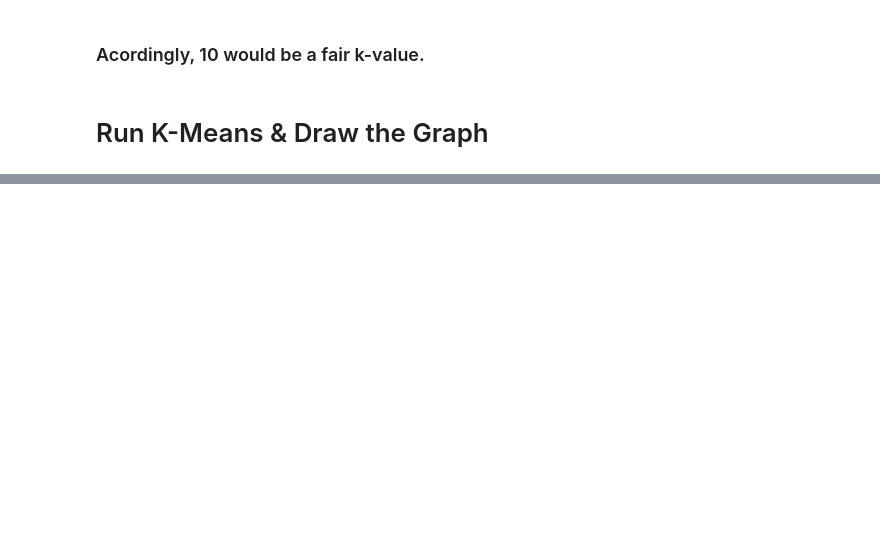
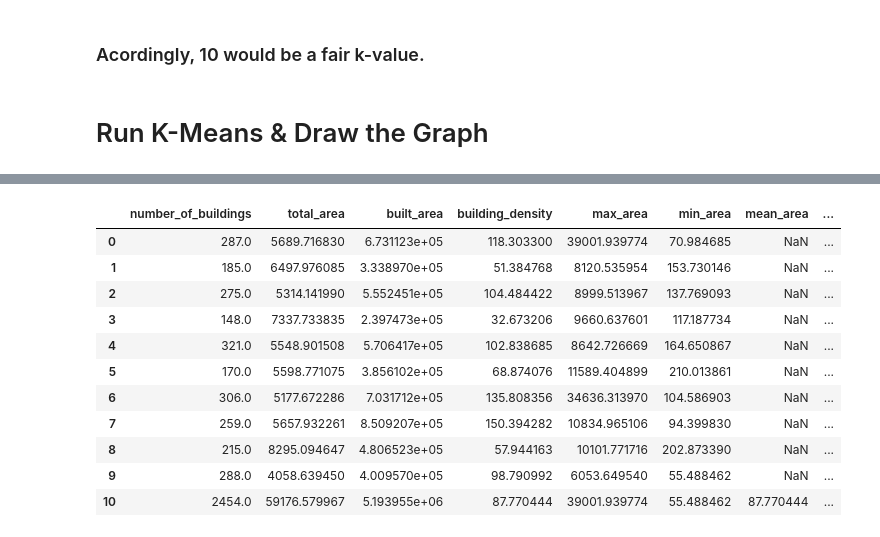
Before and after one commit to QitianHu46/Archeology-Clustering, a Jupyter notebook: Apply_KMeans.ipynb, the cells around one changed output, grey strips where cells are left out. Saved outputs shown, nothing was run; the diff lists cells and outputs as text; code cells hidden in the pictures; blank space fills up the shorter version.

Commit message:
Gini Analysis Completed

```diff
--- a/Apply_KMeans.ipynb
+++ b/Apply_KMeans.ipynb
@@ -105,0 +132,16 @@ plt.show()
+# %%
+# Calculate total area of each cluster region
+# use the area convexHull of all center in the cluster
+# http://scipy.github.io/devdocs/generated/scipy.spatial.ConvexHull.html
+grouped_ctr = [[] for i in range(num_clusters)]
+for i in range(len(rsd_ctr)):
+    grouped_ctr[labels[i]].append(rsd_ctr[i])
+# %%
+# each item in convexhulls is a ConvexHull object consisted of the cluster
+from scipy.spatial import ConvexHull
+
+convexhulls = []
+for i in range(num_clusters):
+    convexhulls.append(ConvexHull(grouped_ctr[i]) )
+
+Results.total_area = [ i.area for i in  convexhulls]
@@ -105,0 +150,8 @@ plt.show()
+# %%
+Results.built_area = [
+    sum(dfArea[dfArea.cluster == i].area) for i in range(num_clusters)
+]
+# %%
+Results.building_density = [
+    Results.built_area[i]/Results.total_area[i] for i in range(num_clusters)
+]
@@ -105,0 +168,20 @@ plt.show()
+# %%
+Results.append({
+    'number_of_buildings': len(rsd_ctr), 'total_area': sum(Results.total_area),
+    'built_area': sum(dfArea.area), 'max_area': max(dfArea.area), 'min_area': min(dfArea.area),
+    'mean_area': sum(dfArea.area)/sum(Results.total_area), 'Gini_coefficient': gini(np.asarray(dfArea.area)),
+    'building_density': sum(dfArea.area)/sum(Results.total_area)
+}, ignore_index=True)
+# %% [output]
+|  | number_of_buildings | total_area | built_area | building_density | max_area | min_area | mean_area | ... |
+| 0 | 287.0 | 5689.716830 | 6.731123e+05 | 118.303300 | 39001.939774 | 70.984685 | NaN | ... |
+| 1 | 185.0 | 6497.976085 | 3.338970e+05 | 51.384768 | 8120.535954 | 153.730146 | NaN | ... |
+| 2 | 275.0 | 5314.141990 | 5.552451e+05 | 104.484422 | 8999.513967 | 137.769093 | NaN | ... |
+| 3 | 148.0 | 7337.733835 | 2.397473e+05 | 32.673206 | 9660.637601 | 117.187734 | NaN | ... |
+| 4 | 321.0 | 5548.901508 | 5.706417e+05 | 102.838685 | 8642.726669 | 164.650867 | NaN | ... |
+| 5 | 170.0 | 5598.771075 | 3.856102e+05 | 68.874076 | 11589.404899 | 210.013861 | NaN | ... |
+| 6 | 306.0 | 5177.672286 | 7.031712e+05 | 135.808356 | 34636.313970 | 104.586903 | NaN | ... |
+| 7 | 259.0 | 5657.932261 | 8.509207e+05 | 150.394282 | 10834.965106 | 94.399830 | NaN | ... |
+| 8 | 215.0 | 8295.094647 | 4.806523e+05 | 57.944163 | 10101.771716 | 202.873390 | NaN | ... |
+| 9 | 288.0 | 4058.639450 | 4.009570e+05 | 98.790992 | 6053.649540 | 55.488462 | NaN | ... |
+| 10 | 2454.0 | 59176.579967 | 5.193955e+06 | 87.770444 | 39001.939774 | 55.488462 | 87.770444 | ... |
```
Also changed, not shown: parts of 33 cells of this notebook, 1 other file.
